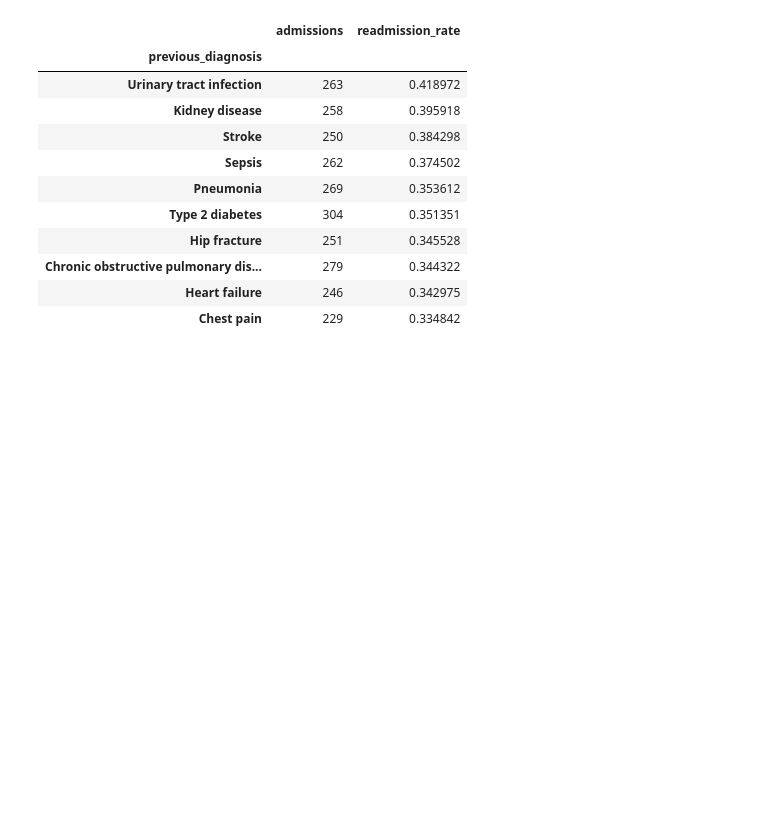
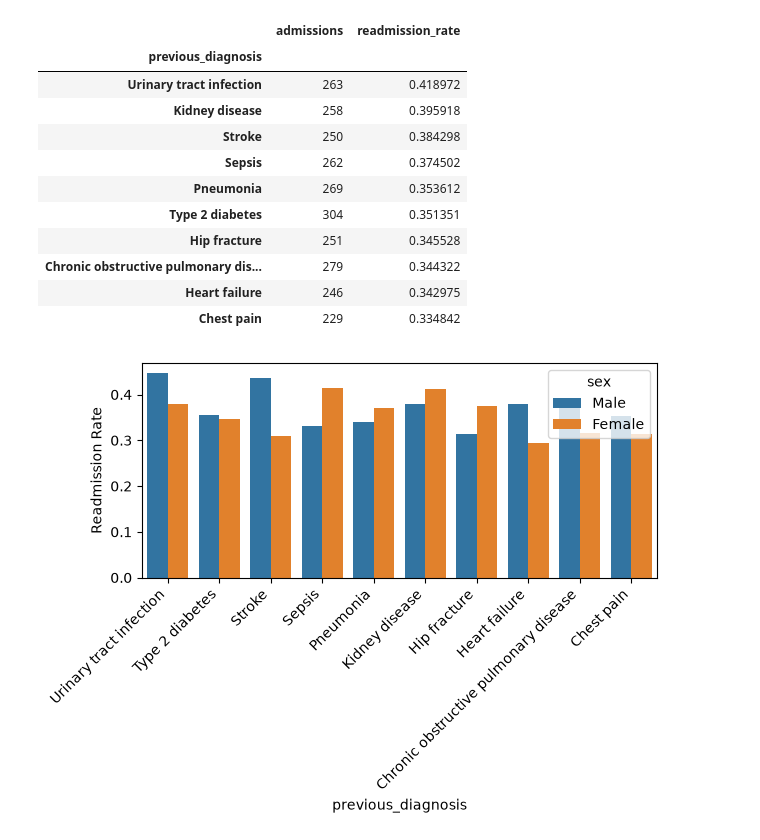
Before and after one commit to robertmaidstone/readmission-study, a Jupyter notebook: notebooks/analysis.ipynb, the cells around one changed output. Cells and saved outputs as stored; diff of their text form; code cells hidden in the pictures; blank space fills up the shorter version.

```diff
--- a/notebooks/analysis.ipynb
+++ b/notebooks/analysis.ipynb
@@ -309,3 +307,25 @@ df[["readmission_30d", "readmission_30d_censored"]].value_counts(dropna=False)
 | Chronic obstructive pulmonary dis... | 279 | 0.344322 |
 | Heart failure | 246 | 0.342975 |
 | Chest pain | 229 | 0.334842 |
+# %%
+
+plot_data =(
+    df.groupby(["sex","previous_diagnosis"])
+      .agg(
+          admissions=("admission_id", "count"),
+          readmission_rate=("readmission_30d_censored", "mean")
+      )
+      .sort_values(["sex","previous_diagnosis"], ascending=False)
+)
+
+ax = sns.barplot(
+    data=plot_data,
+    x="previous_diagnosis",
+    y="readmission_rate",
+    hue="sex"
+)
+ax.set_ylabel("Readmission Rate")
+plt.xticks(rotation=45, ha="right")
+plt.tight_layout()
+# %% [output]
+[figure, added]
```
Also changed, not shown: parts of 5 cells of this notebook, 4 other files.
